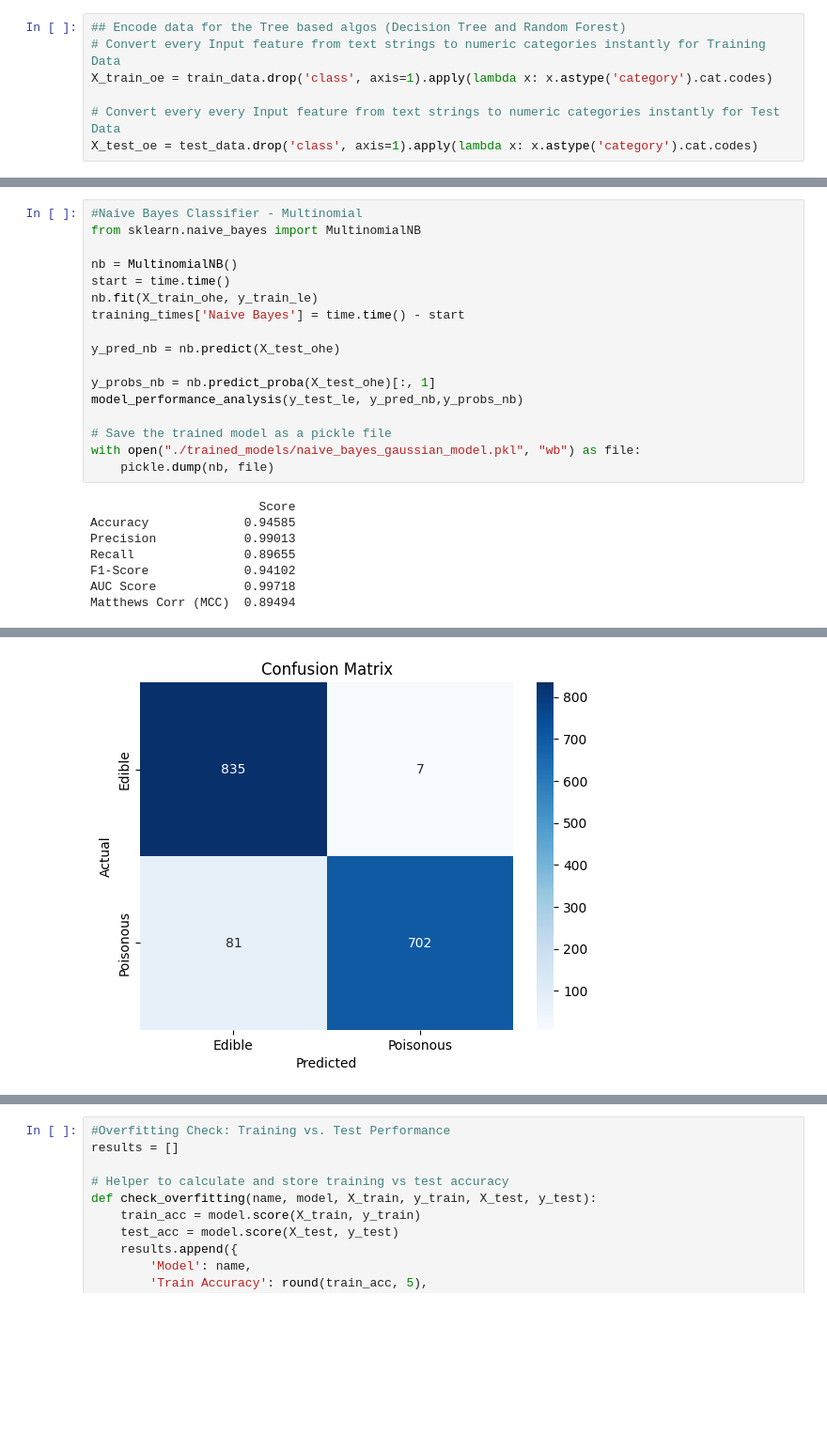
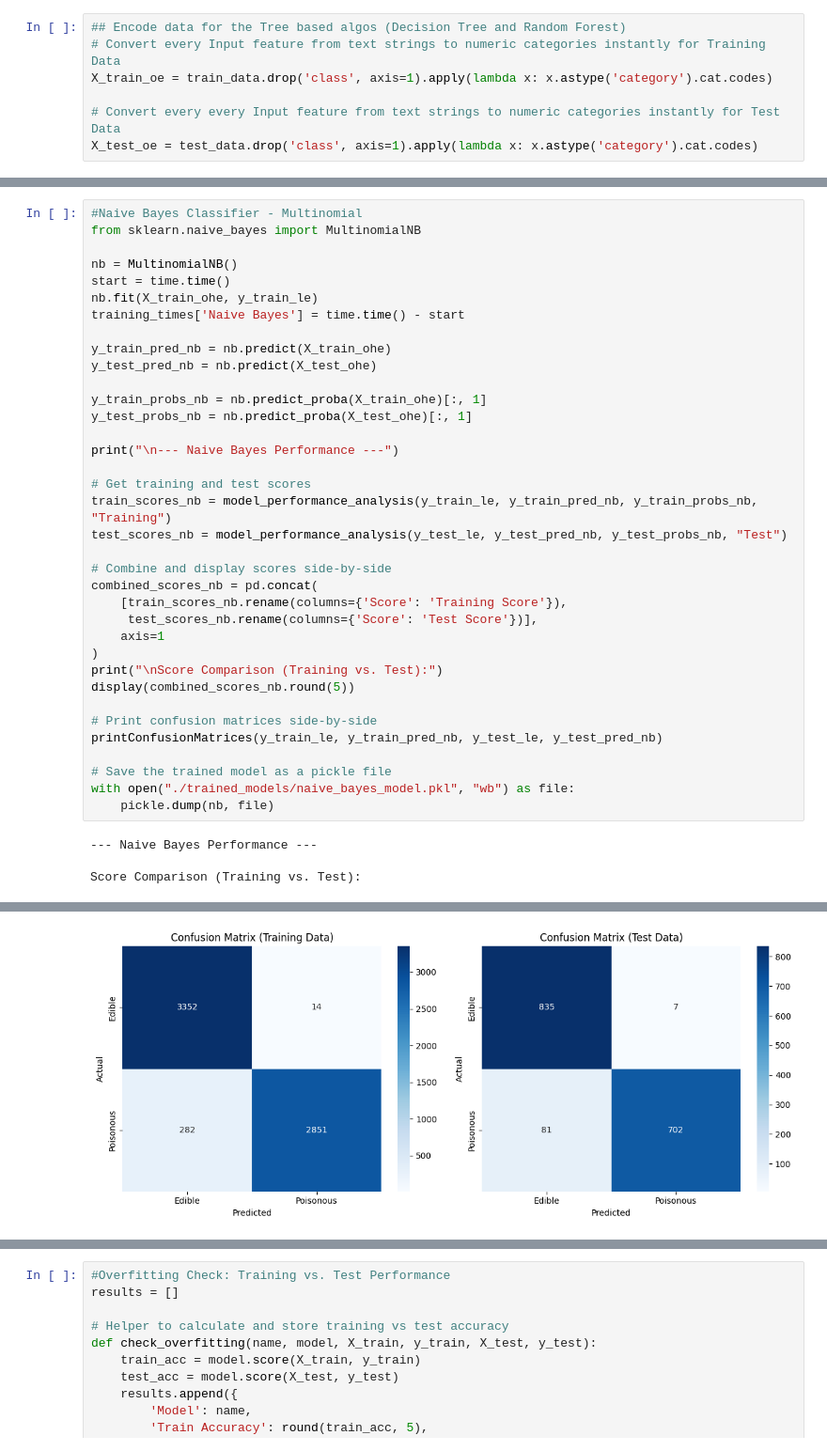
Before and after one commit to nileemahbits/2025ac05224_mushroom-classification, a Jupyter notebook: model/training_app.ipynb, the cells around one changed output, grey strips where cells are left out. Shown at 94% size. Saved outputs shown, nothing was run; the diff lists cells and outputs as text; blank space fills up the shorter version.

```diff
--- a/model/training_app.ipynb
+++ b/model/training_app.ipynb
@@ -238,19 +308,34 @@ start = time.time()
 nb.fit(X_train_ohe, y_train_le)
 training_times['Naive Bayes'] = time.time() - start
 
-y_pred_nb = nb.predict(X_test_ohe)
+y_train_pred_nb = nb.predict(X_train_ohe)
+y_test_pred_nb = nb.predict(X_test_ohe)
 
-y_probs_nb = nb.predict_proba(X_test_ohe)[:, 1]
-model_performance_analysis(y_test_le, y_pred_nb,y_probs_nb)
+y_train_probs_nb = nb.predict_proba(X_train_ohe)[:, 1]
+y_test_probs_nb = nb.predict_proba(X_test_ohe)[:, 1]
+
+print("\n--- Naive Bayes Performance ---")
+
+# Get training and test scores
+train_scores_nb = model_performance_analysis(y_train_le, y_train_pred_nb, y_train_probs_nb, "Training")
+test_scores_nb = model_performance_analysis(y_test_le, y_test_pred_nb, y_test_probs_nb, "Test")
+
+# Combine and display scores side-by-side
+combined_scores_nb = pd.concat(
+    [train_scores_nb.rename(columns={'Score': 'Training Score'}),
+     test_scores_nb.rename(columns={'Score': 'Test Score'})],
+    axis=1
+)
+print("\nScore Comparison (Training vs. Test):")
+display(combined_scores_nb.round(5))
+
+# Print confusion matrices side-by-side
+printConfusionMatrices(y_train_le, y_train_pred_nb, y_test_le, y_test_pred_nb)
 
 # Save the trained model as a pickle file
-with open("./trained_models/naive_bayes_gaussian_model.pkl", "wb") as file:
+with open("./trained_models/naive_bayes_model.pkl", "wb") as file:
     pickle.dump(nb, file)
 # %% [output]
-                       Score
-Accuracy             0.94585
-Precision            0.99013
-Recall               0.89655
-F1-Score             0.94102
-AUC Score            0.99718
-Matthews Corr (MCC)  0.89494
+--- Naive Bayes Performance ---
+
+Score Comparison (Training vs. Test):
@@ -257,3 +349,3 @@ Matthews Corr (MCC)  0.89494
-[figure, old version]
+[figure, new version]
 # %%
 from sklearn.ensemble import RandomForestClassifier
```
Also changed, not shown: parts of 9 cells of this notebook, 2 other files.
